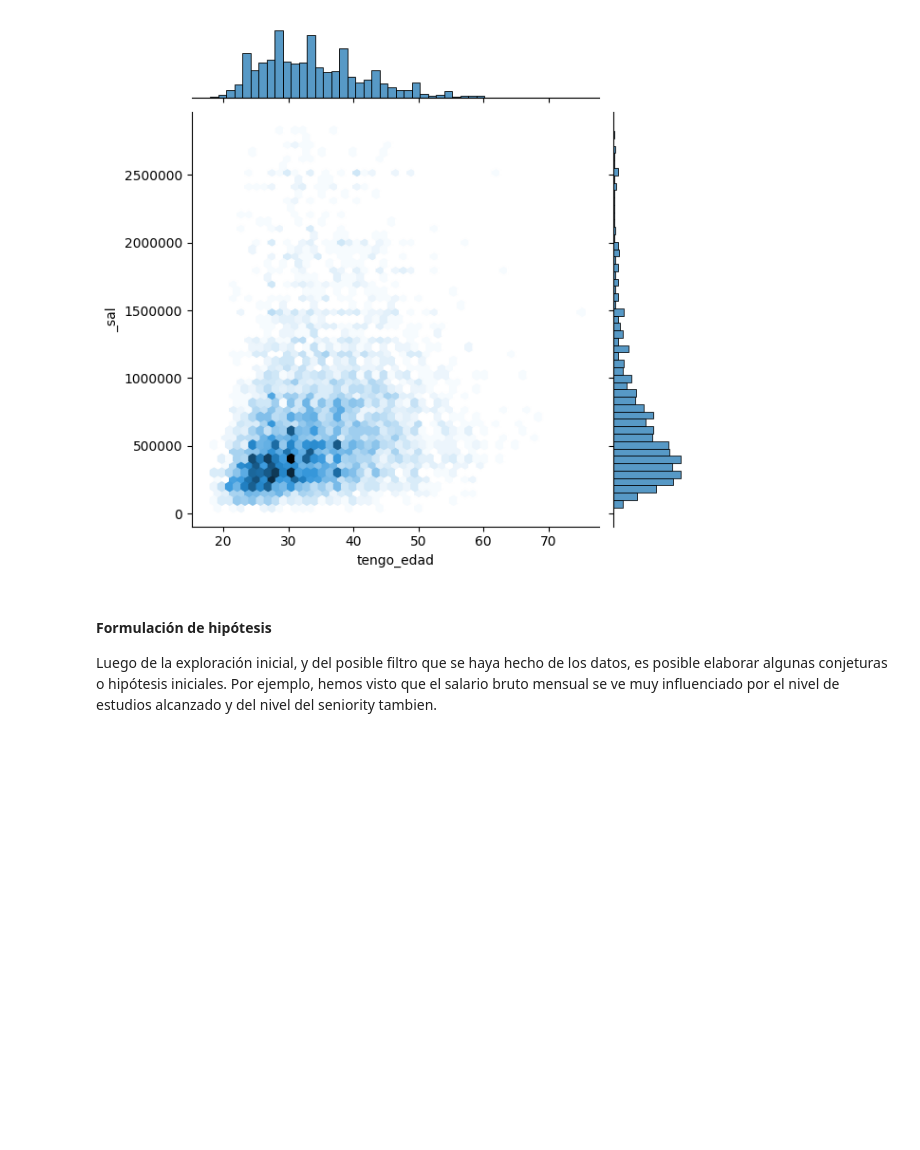
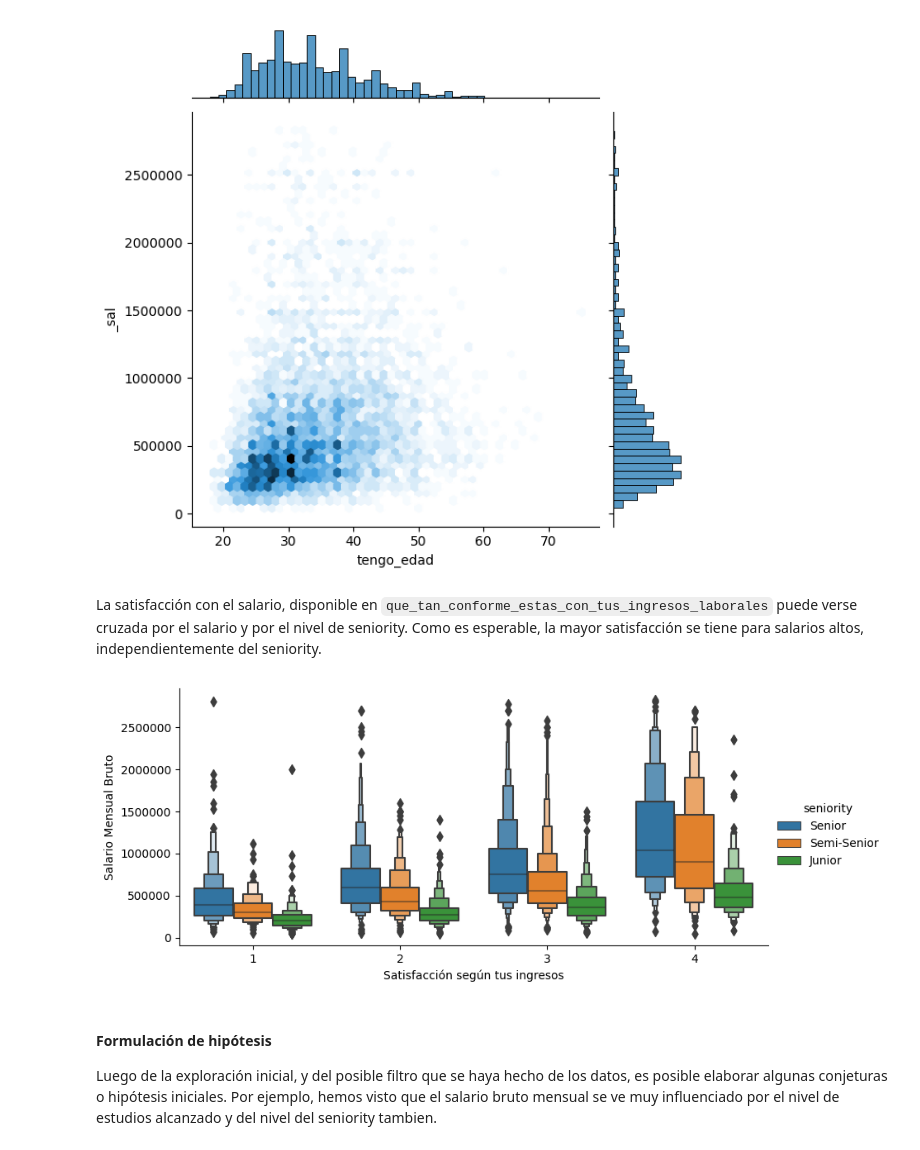
Before and after one commit to mgalim/TPEstadistica, a Jupyter notebook: TpFinal.ipynb, the cells around one changed output. Cells and saved outputs as stored; diff of their text form; code cells hidden in the pictures; blank space fills up the shorter version.

```diff
--- a/TpFinal.ipynb
+++ b/TpFinal.ipynb
@@ -341,6 +323,17 @@ sns.jointplot(data=df_red, x='tengo_edad', y='_sal', kind='hex', height=6)
 plt.ticklabel_format(style='plain', axis='y');
 # %% [output]
 [figure]
+# %% [markdown]
+La satisfacción con el salario, disponible en `que_tan_conforme_estas_con_tus_ingresos_laborales` puede verse cruzada por el salario y por el nivel de seniority. Como es esperable, la mayor satisfacción se tiene para salarios altos, independientemente del seniority.
+# %%
+
+sns.catplot(data=df_red, y='_sal', x='que_tan_conforme_estas_con_tus_ingresos_laborales', height=4, aspect=2, kind= 'boxen', hue='seniority')
+plt.xlabel('Satisfacción según tus ingresos')
+plt.ylabel('Salario Mensual Bruto')
+plt.ticklabel_format(style='plain', axis='y')
+plt.show()
+# %% [output]
+[figure, added]
 # %% [markdown]
 #### Formulación de hipótesis
 
```
Also changed, not shown: parts of 13 cells of this notebook.
